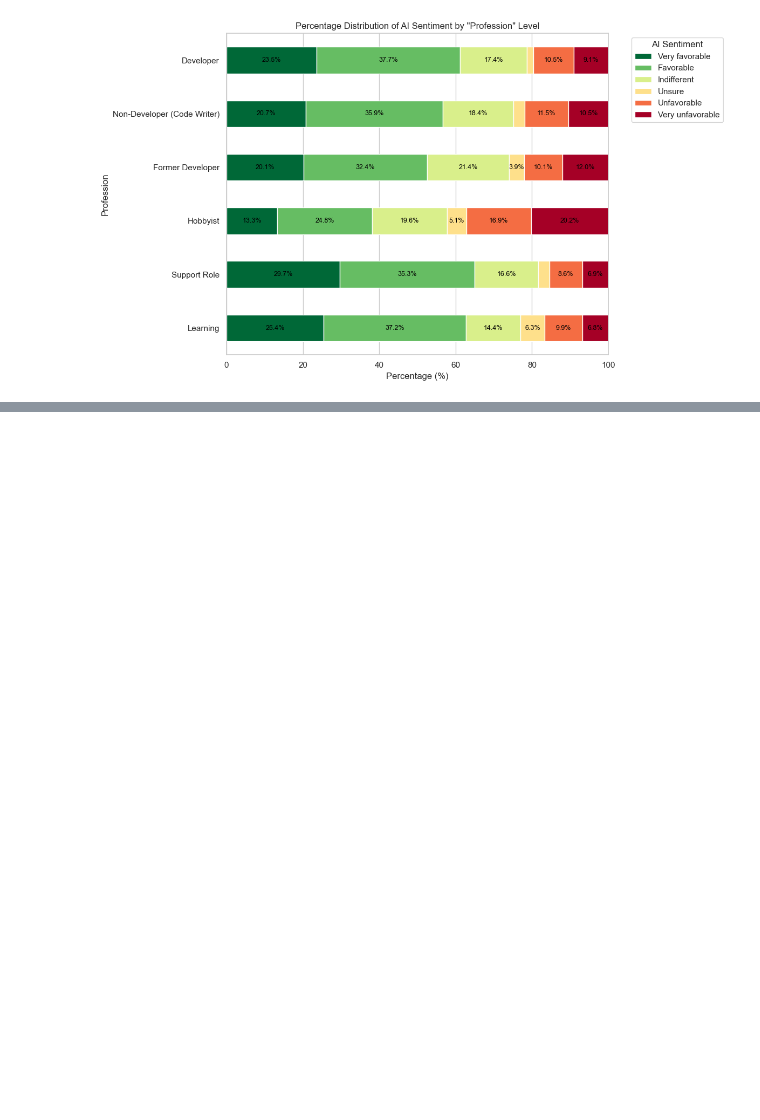
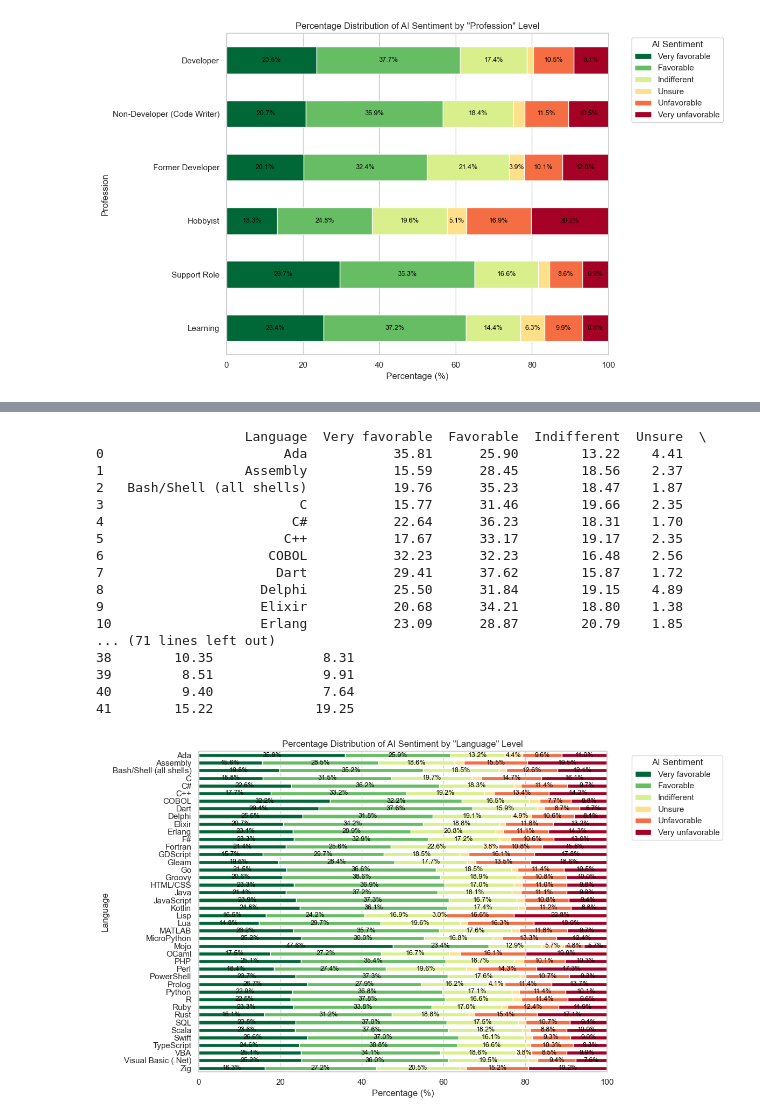
Before and after one commit to Datavisualiatie-UGent/project-dv26-12, a Jupyter notebook: notebooks/question1.ipynb, the cells around one changed output, grey strips where cells are left out. Saved outputs shown, nothing was run; the diff lists cells and outputs as text; code cells hidden in the pictures; blank space fills up the shorter version.

```diff
--- a/notebooks/question1.ipynb
+++ b/notebooks/question1.ipynb
@@ -285,0 +331,37 @@ create_plot_from_percentages(df_percentages, column='Profession')
+# %%
+# 2. Split the string by the semicolon to create a list of items
+
+# Added .copy() to prevent SettingWithCopyWarning
+newdf = df[["LanguageHaveWorkedWith", "AISent"]].copy()
+
+newdf['LanguageHaveWorkedWith'] = newdf['LanguageHaveWorkedWith'].str.split(';')
+
+# --- THE FIX: Chain .reset_index(drop=True) after explode ---
+df_exploded = newdf.explode('LanguageHaveWorkedWith').reset_index(drop=True)
+# ------------------------------------------------------------
+
+df_exploded['LanguageHaveWorkedWith'] = df_exploded['LanguageHaveWorkedWith'].str.strip()
+
+#
+df_percentages = process_ai_sentiment_by_column(df_exploded, col='LanguageHaveWorkedWith', mapping_col='Language')
+print(df_percentages)
+create_plot_from_percentages(df_percentages, column='Language')
+# %% [output]
+                   Language  Very favorable  Favorable  Indifferent  Unsure  \
+0                       Ada           35.81      25.90        13.22    4.41
+1                  Assembly           15.59      28.45        18.56    2.37
+2   Bash/Shell (all shells)           19.76      35.23        18.47    1.87
+3                         C           15.77      31.46        19.66    2.35
+4                        C#           22.64      36.23        18.31    1.70
+5                       C++           17.67      33.17        19.17    2.35
+6                     COBOL           32.23      32.23        16.48    2.56
+7                      Dart           29.41      37.62        15.87    1.72
+8                    Delphi           25.50      31.84        19.15    4.89
+9                    Elixir           20.68      34.21        18.80    1.38
+10                   Erlang           23.09      28.87        20.79    1.85
+... (71 lines left out)
+38        10.35              8.31
+39         8.51              9.91
+40         9.40              7.64
+41        15.22             19.25
+[figure, added]
```
Also changed, not shown: parts of 7 cells of this notebook.
